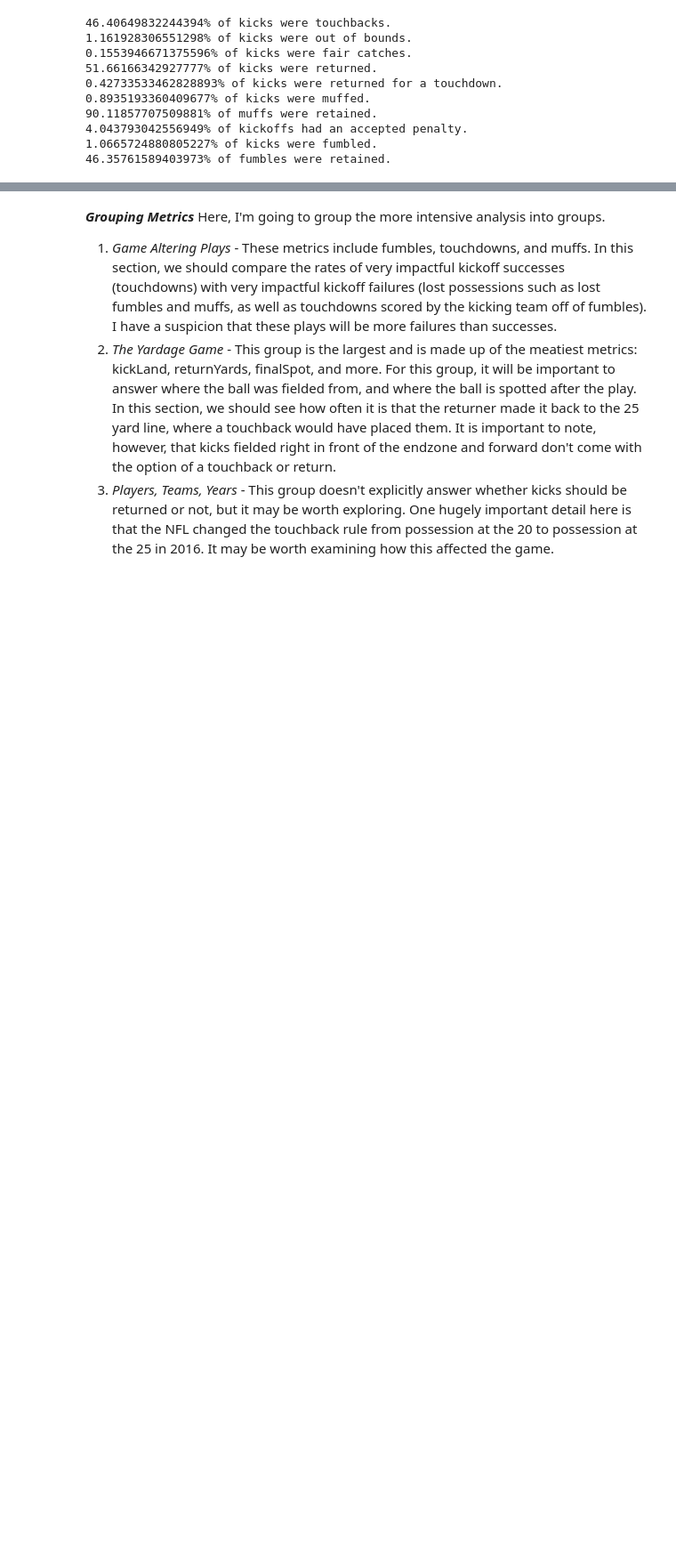
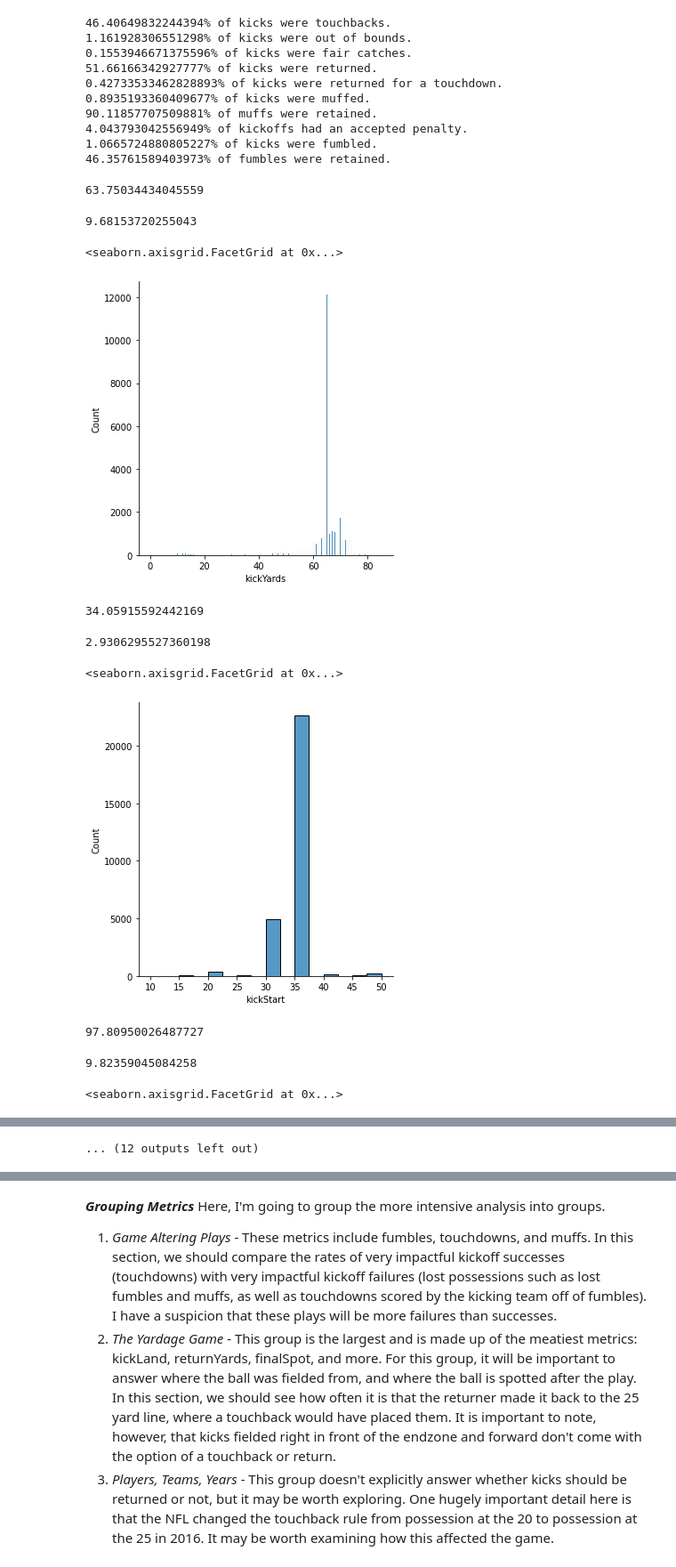
Before and after one commit to SeanSteinle/Kneeling_It, a Jupyter notebook: code/exploring_kickoff_data.ipynb, the cells around one changed output, grey strips where cells are left out. Shown at 89% size. Drawn from its saved outputs; the diff is of its cells as text; code cells hidden in the pictures; blank space fills up the shorter version.

Commit message:
finished EDA completely, started game altering plays

```diff
--- a/code/exploring_kickoff_data.ipynb
+++ b/code/exploring_kickoff_data.ipynb
@@ -252,4 +235,52 @@ print(f"{rf*100}% of fumbles were retained.")
 1.0665724880805227% of kicks were fumbled.
 46.35761589403973% of fumbles were retained.
 # %%
-#kickYards, kickLand, kickLand, returnSpot, returnLand, penaltySpot, finalSpot
+#kickYards, kickStart, kickLand, returnSpot, returnLand, finalSpot
+np.mean(df["kickYards"])
+np.std(df["kickYards"])
+sns.displot(data=df, x="kickYards", kind="hist")
+plt.show()
+#almost every kick is between 60-70 yards
+
+np.mean(df["kickStart"])
+np.std(df["kickStart"])
+sns.displot(data=df, x="kickStart", kind="hist")
+plt.show()
+#almost all kicks start at either 35 or 30. to be expected here. if you notice, seaborn actually used less bins b/c so many 0 values
+#kicks used to start at the 30 before 2011.
+
+np.mean(df["kickLand"])
+np.std(df["kickLand"])
+sns.displot(data=df, x="kickLand", kind="hist")
+plt.show()
+#this mirrors kickYards very well
+
+np.mean(df["returnYards"])
+np.std(df["returnYards"])
+sns.displot(data=df, x="returnYards", kind="hist")
+plt.show()
+#mirrors return spot, good.
+
+np.mean(df["returnSpot"])
+np.std(df["returnSpot"])
+sns.displot(data=df, x="returnSpot", kind="hist")
+plt.show()
+#looks good, you would expect this distribution with the exception of the huge number of 100's, which are all touchbacks.
+#filter these out when you look at the yardage game
+
+np.mean(df["finalSpot"])
+np.std(df["finalSpot"])
+sns.displot(data=df, x="finalSpot", kind="hist")
+plt.show()
+# %% [output]
+63.75034434045559
+9.68153720255043
+<seaborn.axisgrid.FacetGrid at 0x...>
+[figure, added]
+34.05915592442169
+2.9306295527360198
+<seaborn.axisgrid.FacetGrid at 0x...>
+[figure, added]
+97.80950026487727
+9.82359045084258
+<seaborn.axisgrid.FacetGrid at 0x...>
@@ -255,0 +288 @@ print(f"{rf*100}% of fumbles were retained.")
+... (12 outputs left out)
```
Also changed, not shown: parts of 6 cells of this notebook, 1 other file.
